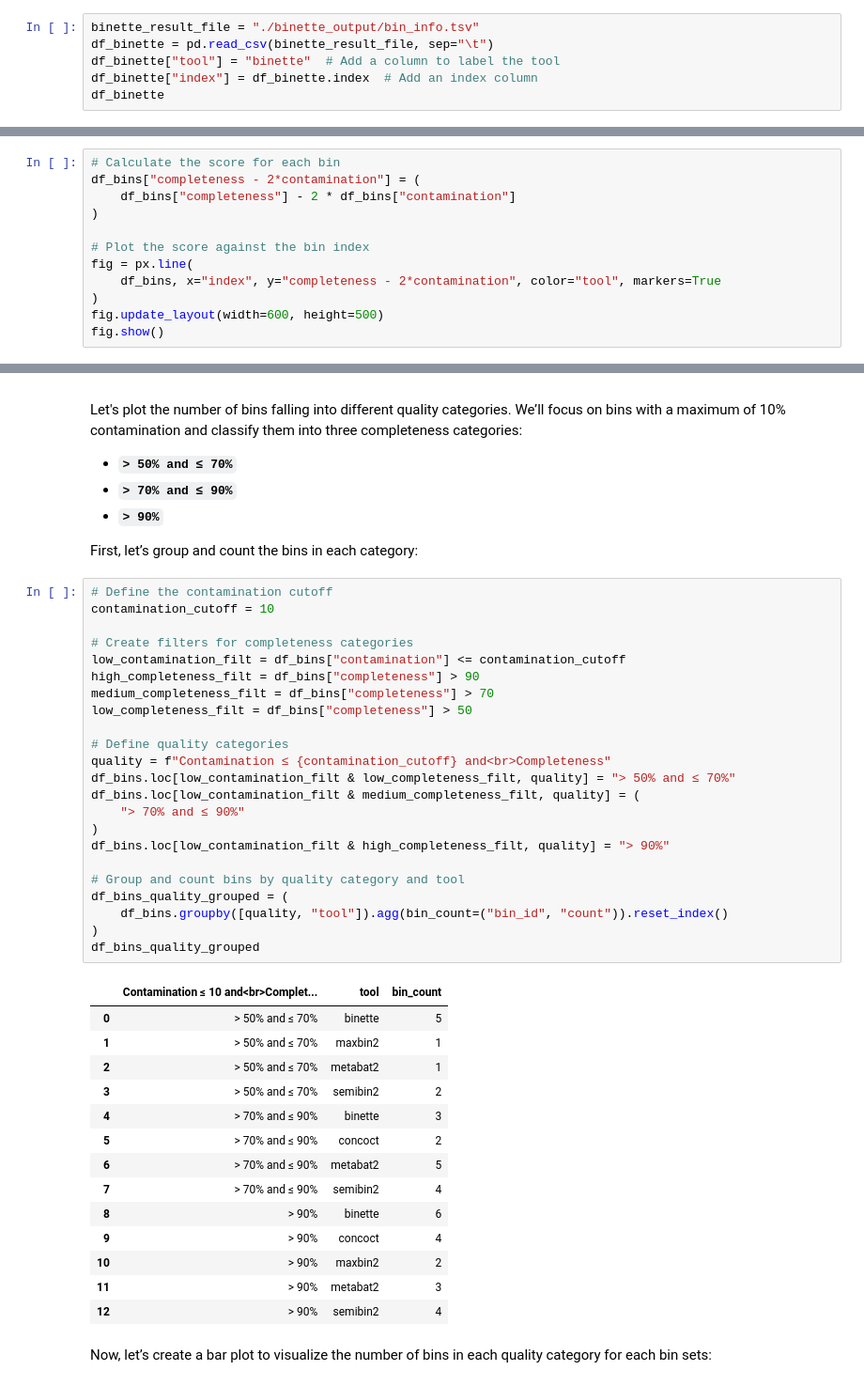
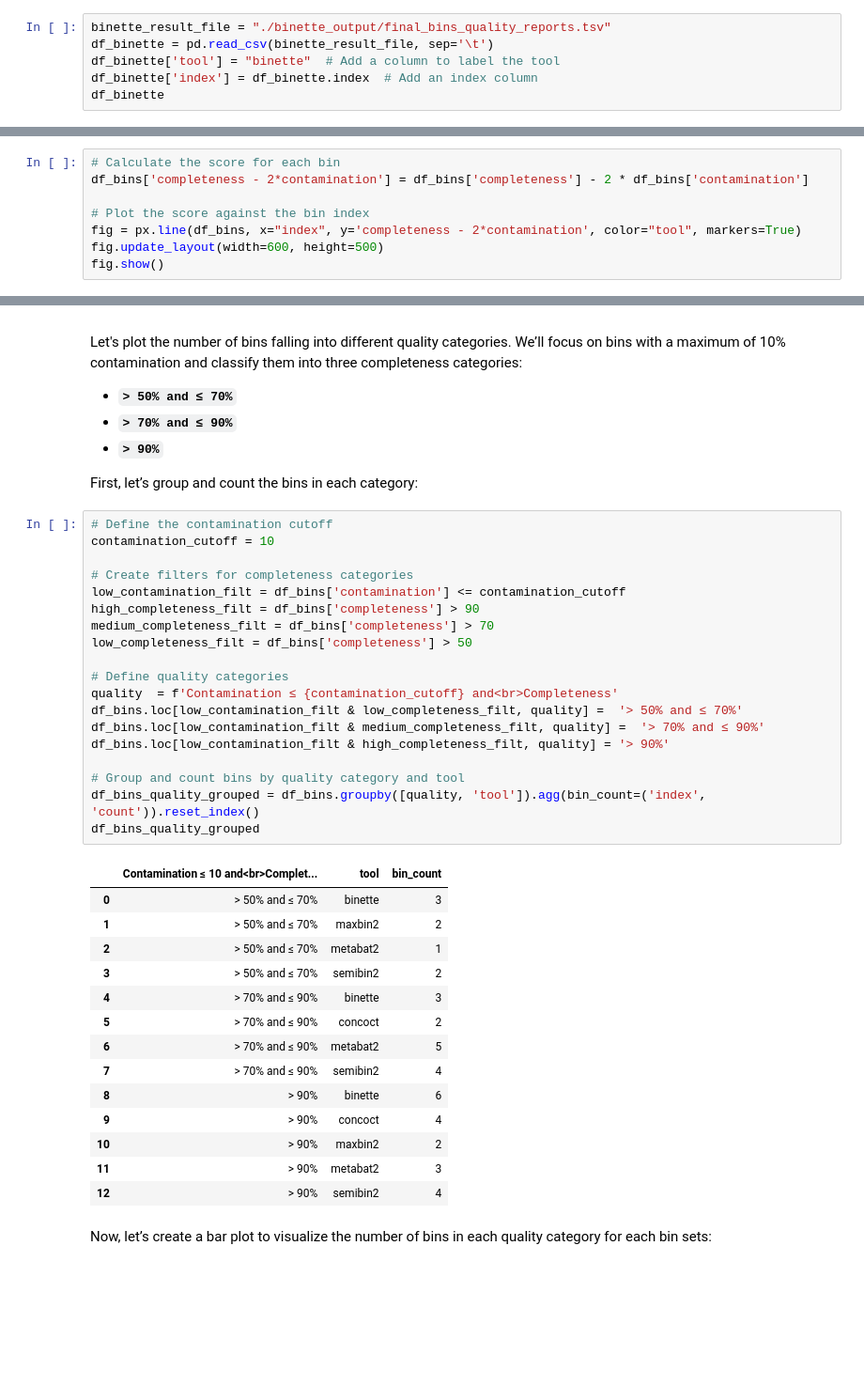
Before and after one commit to genotoul-bioinfo/Binette, a Jupyter notebook: docs/tutorial/analyse_binette_result.ipynb, the cells around one changed output, grey strips where cells are left out. Shown: that part at 94% size. Saved outputs shown, nothing was run; the diff lists cells and outputs as text; blank space fills up the shorter version.

```diff
--- a/docs/tutorial/analyse_binette_result.ipynb
+++ b/docs/tutorial/analyse_binette_result.ipynb
@@ -24,9 +22,9 @@ pio.renderers.default = "sphinx_gallery"
 
 Now, let's load the final Binette quality report into a Pandas DataFrame:
 # %%
-binette_result_file = "./binette_output/bin_info.tsv"
-df_binette = pd.read_csv(binette_result_file, sep="\t")
-df_binette["tool"] = "binette"  # Add a column to label the tool
-df_binette["index"] = df_binette.index  # Add an index column
+binette_result_file = "./binette_output/final_bins_quality_reports.tsv"
+df_binette = pd.read_csv(binette_result_file, sep='\t')
+df_binette['tool'] = "binette"  # Add a column to label the tool
+df_binette['index'] = df_binette.index  # Add an index column
 df_binette
 # %% [output]
@@ -126,14 +124,10 @@ A common way to compare bin sets is by sorting the bins based on their scores an
 Here’s how we can create such a plot:
 # %%
 # Calculate the score for each bin
-df_bins["completeness - 2*contamination"] = (
-    df_bins["completeness"] - 2 * df_bins["contamination"]
-)
+df_bins['completeness - 2*contamination'] = df_bins['completeness'] - 2 * df_bins['contamination']
 
 # Plot the score against the bin index
-fig = px.line(
-    df_bins, x="index", y="completeness - 2*contamination", color="tool", markers=True
-)
+fig = px.line(df_bins, x="index", y='completeness - 2*contamination', color="tool", markers=True)
 fig.update_layout(width=600, height=500)
 fig.show()
 # %% [output]
@@ -166,30 +160,26 @@ First, let’s group and count the bins in each category:
 # %%
 # Define the contamination cutoff
 contamination_cutoff = 10
 
 # Create filters for completeness categories
-low_contamination_filt = df_bins["contamination"] <= contamination_cutoff
-high_completeness_filt = df_bins["completeness"] > 90
-medium_completeness_filt = df_bins["completeness"] > 70
-low_completeness_filt = df_bins["completeness"] > 50
+low_contamination_filt = df_bins['contamination'] <= contamination_cutoff
+high_completeness_filt = df_bins['completeness'] > 90
+medium_completeness_filt = df_bins['completeness'] > 70
+low_completeness_filt = df_bins['completeness'] > 50
 
 # Define quality categories
-quality = f"Contamination ≤ {contamination_cutoff} and<br>Completeness"
-df_bins.loc[low_contamination_filt & low_completeness_filt, quality] = "> 50% and ≤ 70%"
-df_bins.loc[low_contamination_filt & medium_completeness_filt, quality] = (
-    "> 70% and ≤ 90%"
-)
-df_bins.loc[low_contamination_filt & high_completeness_filt, quality] = "> 90%"
+quality  = f'Contamination ≤ {contamination_cutoff} and<br>Completeness'
+df_bins.loc[low_contamination_filt & low_completeness_filt, quality] =  '> 50% and ≤ 70%'
+df_bins.loc[low_contamination_filt & medium_completeness_filt, quality] =  '> 70% and ≤ 90%'
+df_bins.loc[low_contamination_filt & high_completeness_filt, quality] = '> 90%'
 
 # Group and count bins by quality category and tool
-df_bins_quality_grouped = (
-    df_bins.groupby([quality, "tool"]).agg(bin_count=("bin_id", "count")).reset_index()
-)
+df_bins_quality_grouped = df_bins.groupby([quality, 'tool']).agg(bin_count=('index', 'count')).reset_index()
 df_bins_quality_grouped
 # %% [output]
 |  | Contamination ≤ 10 and<br>Complet... | tool | bin_count |
-| 0 | > 50% and ≤ 70% | binette | 5 |
-| 1 | > 50% and ≤ 70% | maxbin2 | 1 |
+| 0 | > 50% and ≤ 70% | binette | 3 |
+| 1 | > 50% and ≤ 70% | maxbin2 | 2 |
 | 2 | > 50% and ≤ 70% | metabat2 | 1 |
 | 3 | > 50% and ≤ 70% | semibin2 | 2 |
 | 4 | > 70% and ≤ 90% | binette | 3 |
```
Also changed, not shown: parts of 6 cells of this notebook, 10 other files.
